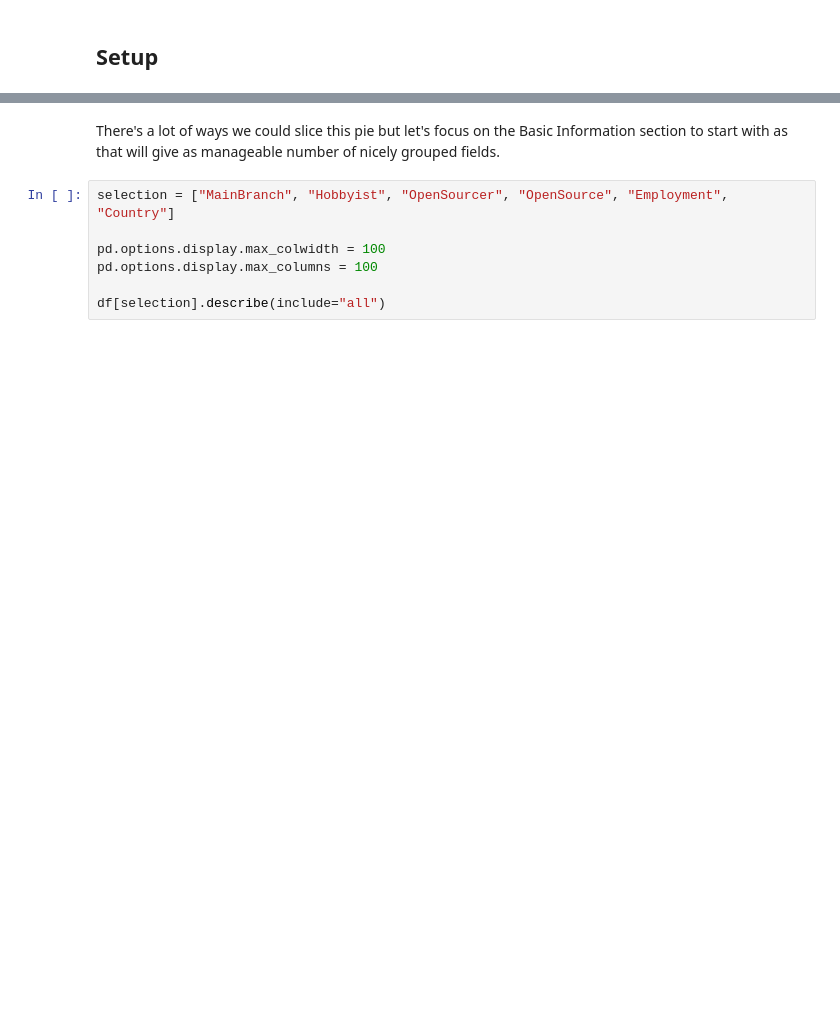
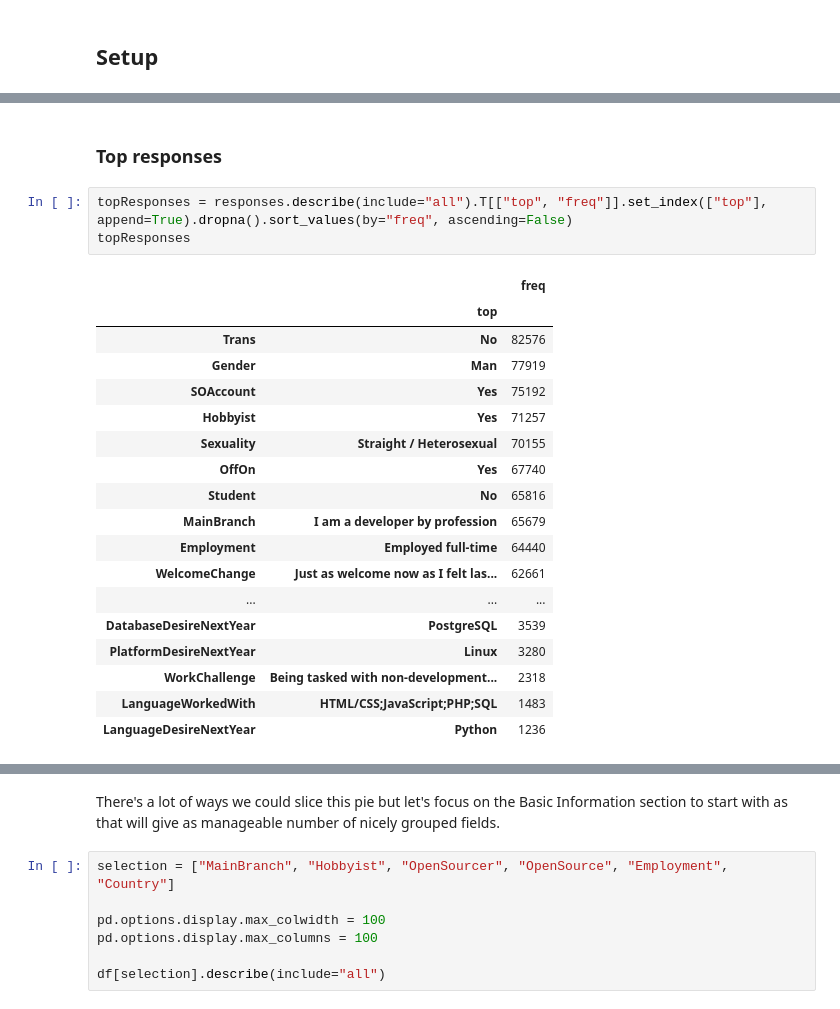
Before and after one commit to deacona/stackoverflow2019, a Jupyter notebook: Q1_Typical_Coder.ipynb, the cells around one changed output, grey strips where cells are left out. Cells and saved outputs as stored; diff of their text form; blank space fills up the shorter version.

```diff
--- a/Q1_Typical_Coder.ipynb
+++ b/Q1_Typical_Coder.ipynb
@@ -6,0 +57,24 @@ What does the typical coder look like? I am going to try to answer this question
+# %% [markdown]
+### Top responses
+# %%
+topResponses = responses.describe(include="all").T[["top", "freq"]].set_index(["top"], append=True).dropna().sort_values(by="freq", ascending=False)
+topResponses
+# %% [output]
+|  |  | freq |
+|  | top |  |
+| Trans | No | 82576 |
+| Gender | Man | 77919 |
+| SOAccount | Yes | 75192 |
+| Hobbyist | Yes | 71257 |
+| Sexuality | Straight / Heterosexual | 70155 |
+| OffOn | Yes | 67740 |
+| Student | No | 65816 |
+| MainBranch | I am a developer by profession | 65679 |
+| Employment | Employed full-time | 64440 |
+| WelcomeChange | Just as welcome now as I felt las... | 62661 |
+| ... | ... | ... |
+| DatabaseDesireNextYear | PostgreSQL | 3539 |
+| PlatformDesireNextYear | Linux | 3280 |
+| WorkChallenge | Being tasked with non-development... | 2318 |
+| LanguageWorkedWith | HTML/CSS;JavaScript;PHP;SQL | 1483 |
+| LanguageDesireNextYear | Python | 1236 |
```
Also changed, not shown: parts of 12 cells of this notebook.
